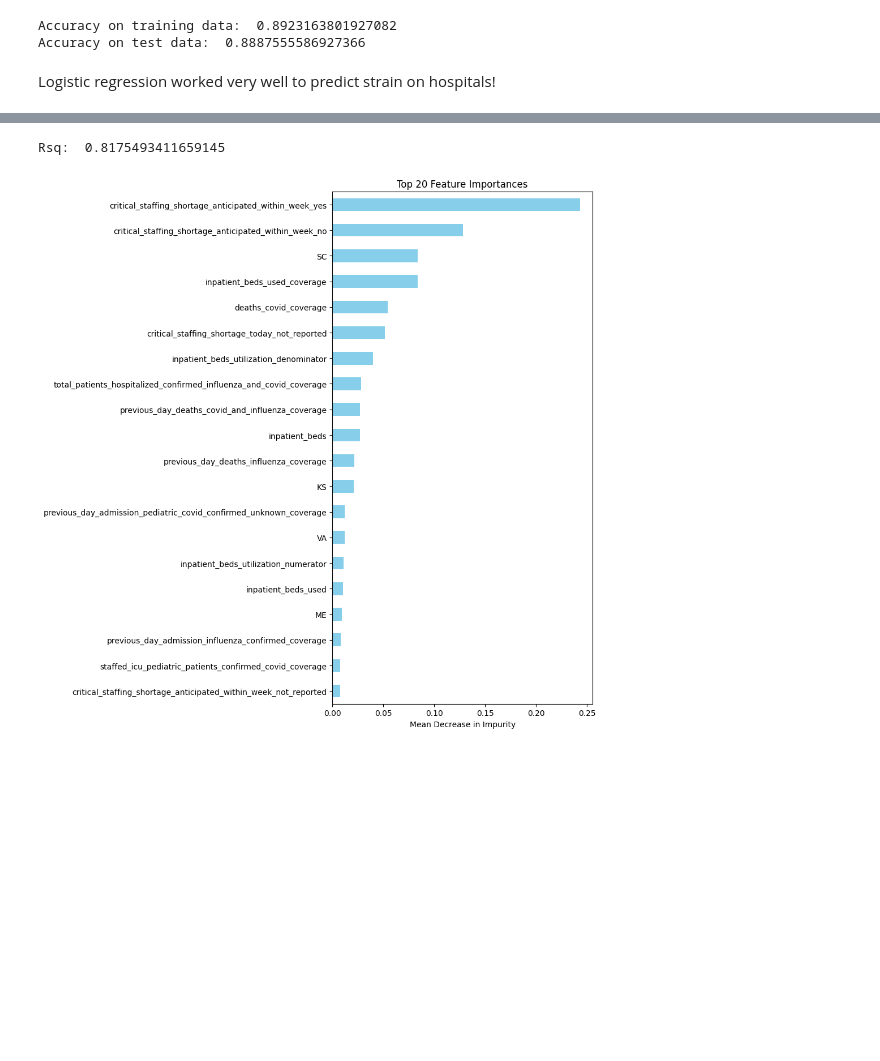
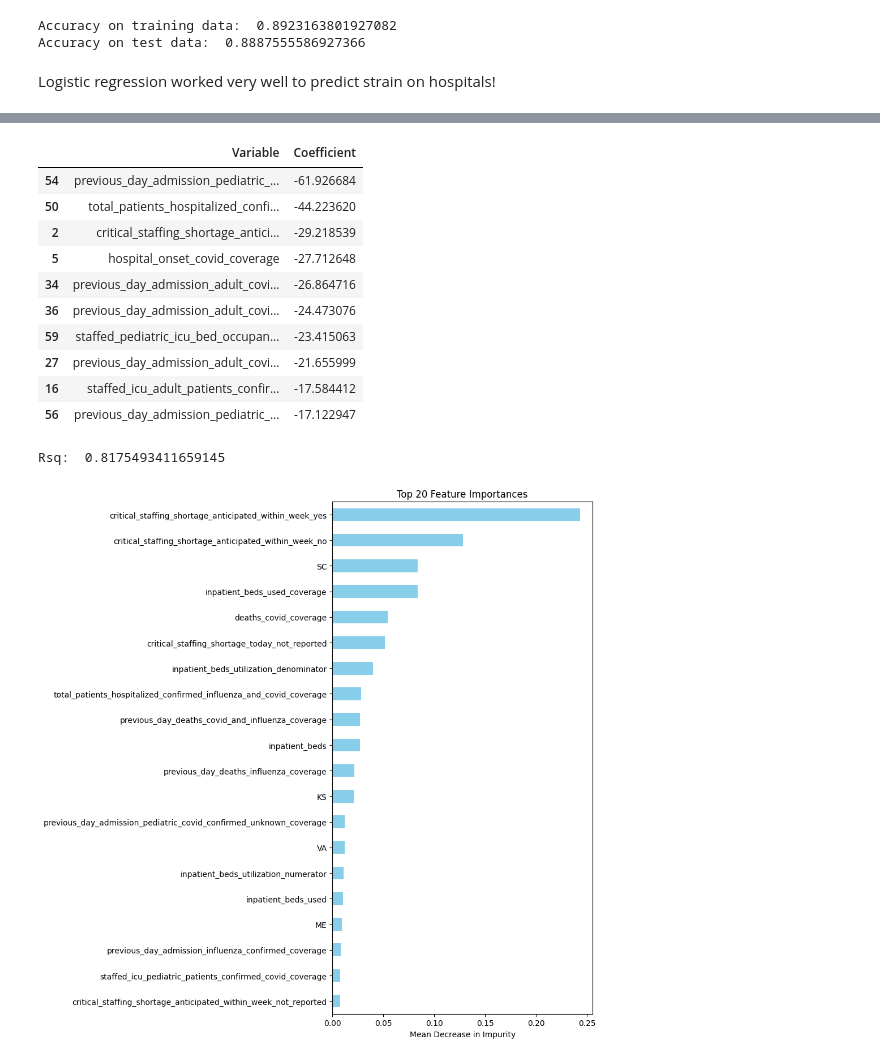
Before and after one commit to hasitanalluri/mlgroupproject, a Jupyter notebook: ML_Final_Project_Results.ipynb, the cells around one changed output, grey strips where cells are left out. Drawn from its saved outputs; the diff is of its cells as text; code cells hidden in the pictures; blank space fills up the shorter version.

```diff
--- a/ML_Final_Project_Results.ipynb
+++ b/ML_Final_Project_Results.ipynb
@@ -125,3 +153,17 @@ Logistic regression worked very well to predict strain on hospitals!
+# %%
+negative_coef.head(10)
+# %% [output]
+|  | Variable | Coefficient |
+| 54 | previous_day_admission_pediatric_... | -61.926684 |
+| 50 | total_patients_hospitalized_confi... | -44.223620 |
+| 2 | critical_staffing_shortage_antici... | -29.218539 |
+| 5 | hospital_onset_covid_coverage | -27.712648 |
+| 34 | previous_day_admission_adult_covi... | -26.864716 |
+| 36 | previous_day_admission_adult_covi... | -24.473076 |
+| 59 | staffed_pediatric_icu_bed_occupan... | -23.415063 |
+| 27 | previous_day_admission_adult_covi... | -21.655999 |
+| 16 | staffed_icu_adult_patients_confir... | -17.584412 |
+| 56 | previous_day_admission_pediatric_... | -17.122947 |
 # %%
 # Use random forests to determine what features are driving strain
 from sklearn.ensemble import RandomForestRegressor
```
Also changed, not shown: parts of 2 cells of this notebook.
